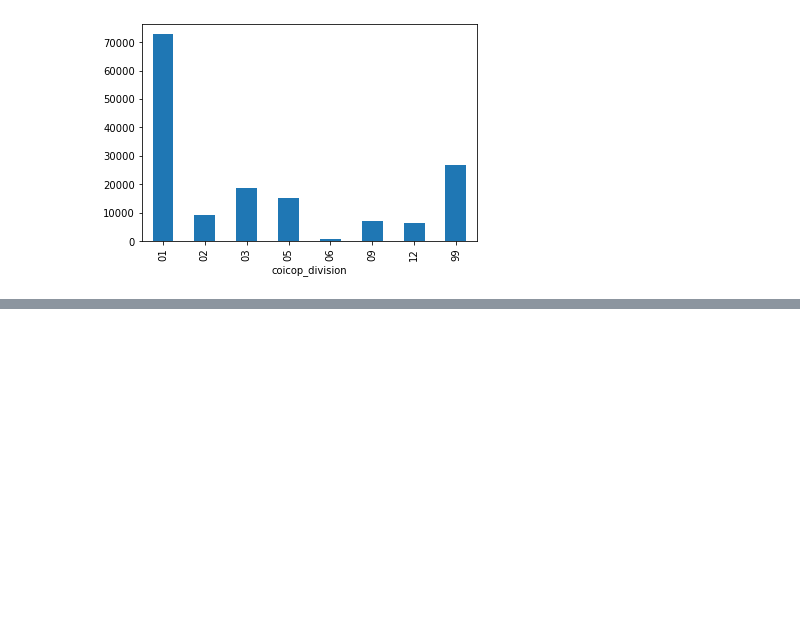
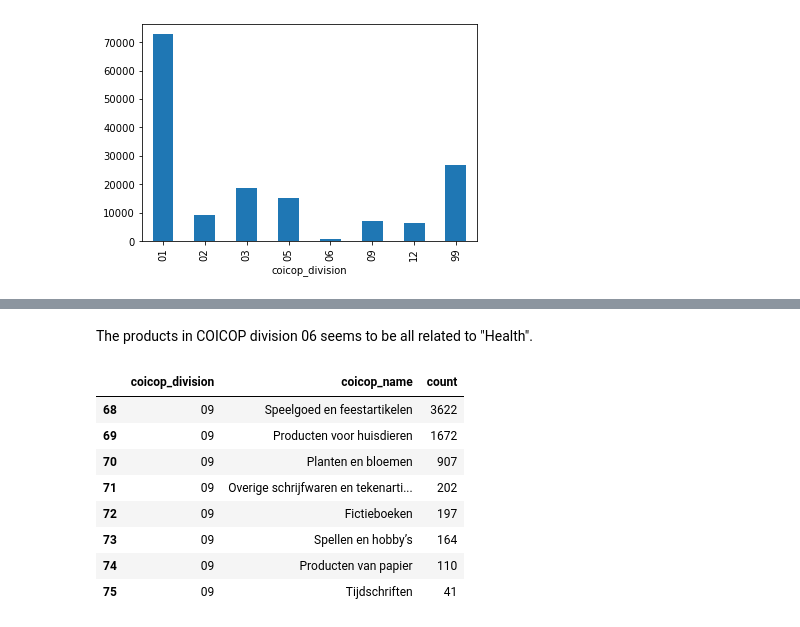
Before and after one commit to ssi-wp3/ssi-wp3, a Jupyter notebook: Notebooks/01-Data-Exploration.ipynb, the cells around one changed output, grey strips where cells are left out. Cells and saved outputs as stored; diff of their text form; code cells hidden in the pictures; blank space fills up the shorter version.

```diff
--- a/Notebooks/01-Data-Exploration.ipynb
+++ b/Notebooks/01-Data-Exploration.ipynb
@@ -204,0 +300,14 @@ lidl_df.coicop_division.value_counts().sort_index().plot(kind="bar")
+# %% [markdown]
+The products in COICOP division 06 seems to be all related to "Health".
+# %%
+coicop_division_descriptions[coicop_division_descriptions.coicop_division == "09"]
+# %% [output]
+|  | coicop_division | coicop_name | count |
+| 68 | 09 | Speelgoed en feestartikelen | 3622 |
+| 69 | 09 | Producten voor huisdieren | 1672 |
+| 70 | 09 | Planten en bloemen | 907 |
+| 71 | 09 | Overige schrijfwaren en tekenarti... | 202 |
+| 72 | 09 | Fictieboeken | 197 |
+| 73 | 09 | Spellen en hobby’s | 164 |
+| 74 | 09 | Producten van papier | 110 |
+| 75 | 09 | Tijdschriften | 41 |
```
Also changed, not shown: parts of 15 cells of this notebook.
